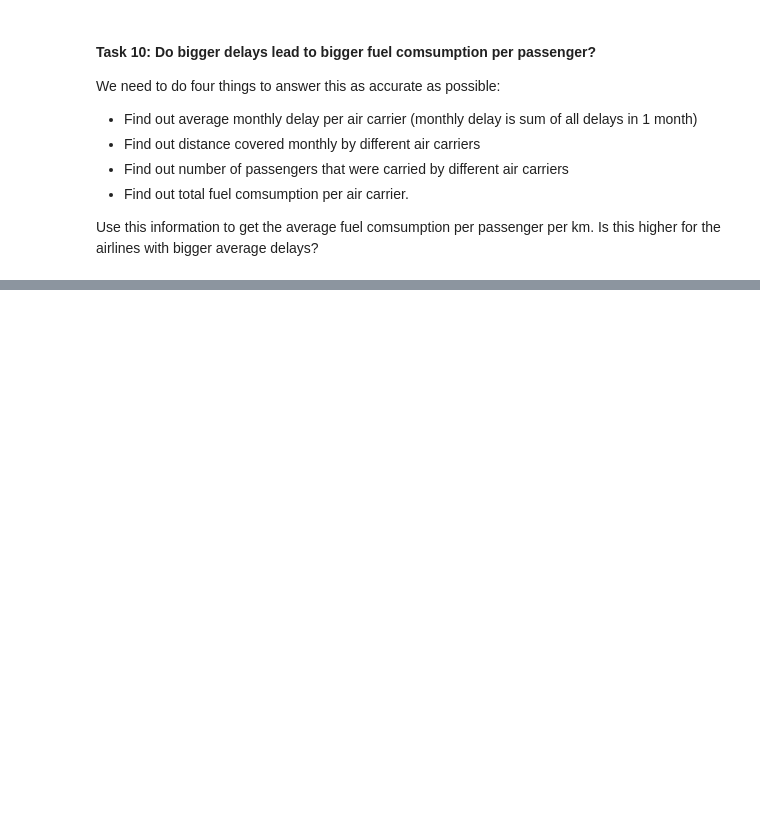
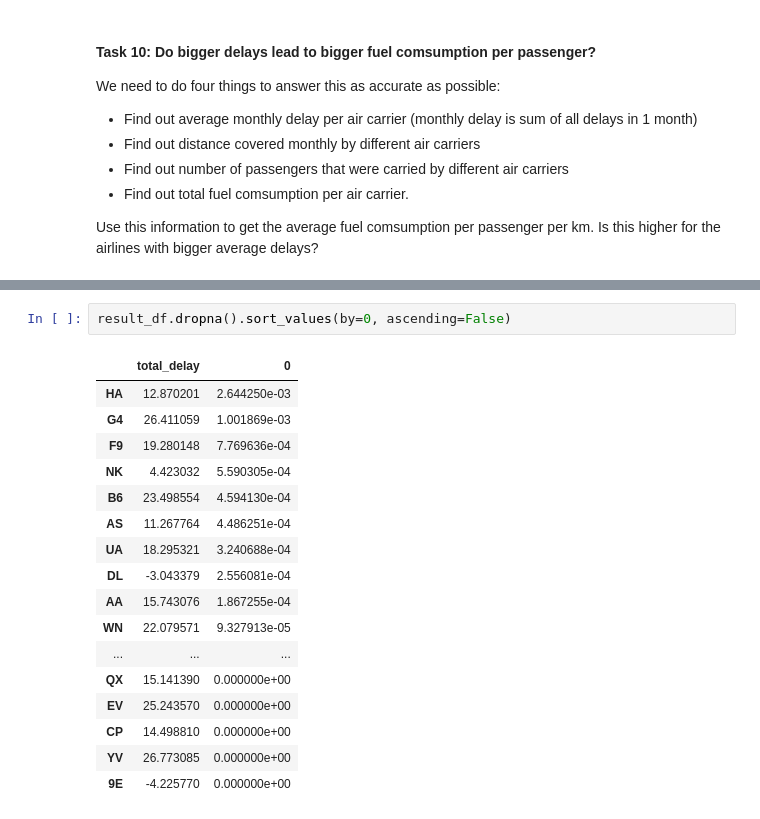
Before and after one commit to Malcolm-Q/Mid-Term, a Jupyter notebook: src/exploratory_analysis.ipynb, the cells around one changed output, grey strips where cells are left out. Drawn from its saved outputs; the diff is of its cells as text; blank space fills up the shorter version.

```diff
--- a/src/exploratory_analysis.ipynb
+++ b/src/exploratory_analysis.ipynb
@@ -269,0 +380,20 @@ Use this information to get the average fuel comsumption per passenger per km. I
+# %%
+result_df.dropna().sort_values(by=0, ascending=False)
+# %% [output]
+|  | total_delay | 0 |
+| HA | 12.870201 | 2.644250e-03 |
+| G4 | 26.411059 | 1.001869e-03 |
+| F9 | 19.280148 | 7.769636e-04 |
+| NK | 4.423032 | 5.590305e-04 |
+| B6 | 23.498554 | 4.594130e-04 |
+| AS | 11.267764 | 4.486251e-04 |
+| UA | 18.295321 | 3.240688e-04 |
+| DL | -3.043379 | 2.556081e-04 |
+| AA | 15.743076 | 1.867255e-04 |
+| WN | 22.079571 | 9.327913e-05 |
+| ... | ... | ... |
+| QX | 15.141390 | 0.000000e+00 |
+| EV | 25.243570 | 0.000000e+00 |
+| CP | 14.498810 | 0.000000e+00 |
+| YV | 26.773085 | 0.000000e+00 |
+| 9E | -4.225770 | 0.000000e+00 |
```
Also changed, not shown: parts of 18 cells of this notebook, 34 other files.
